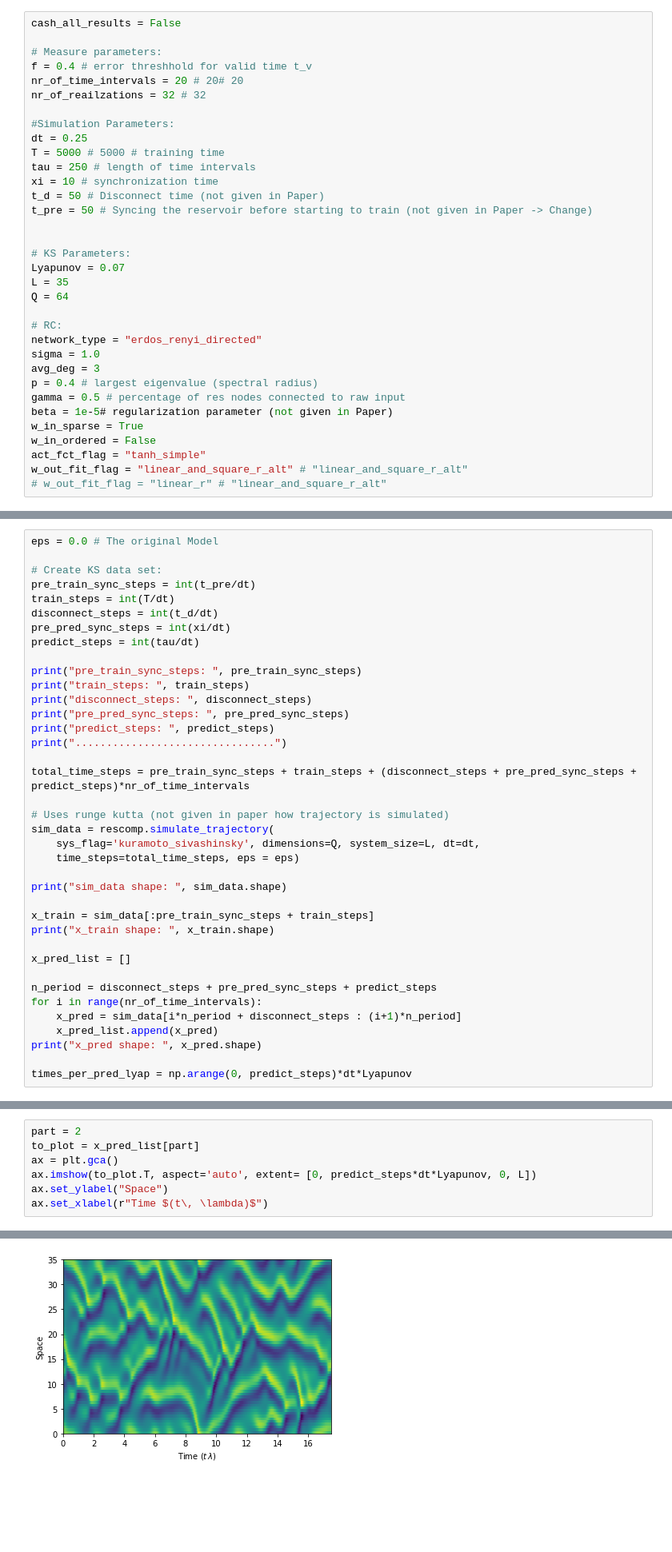
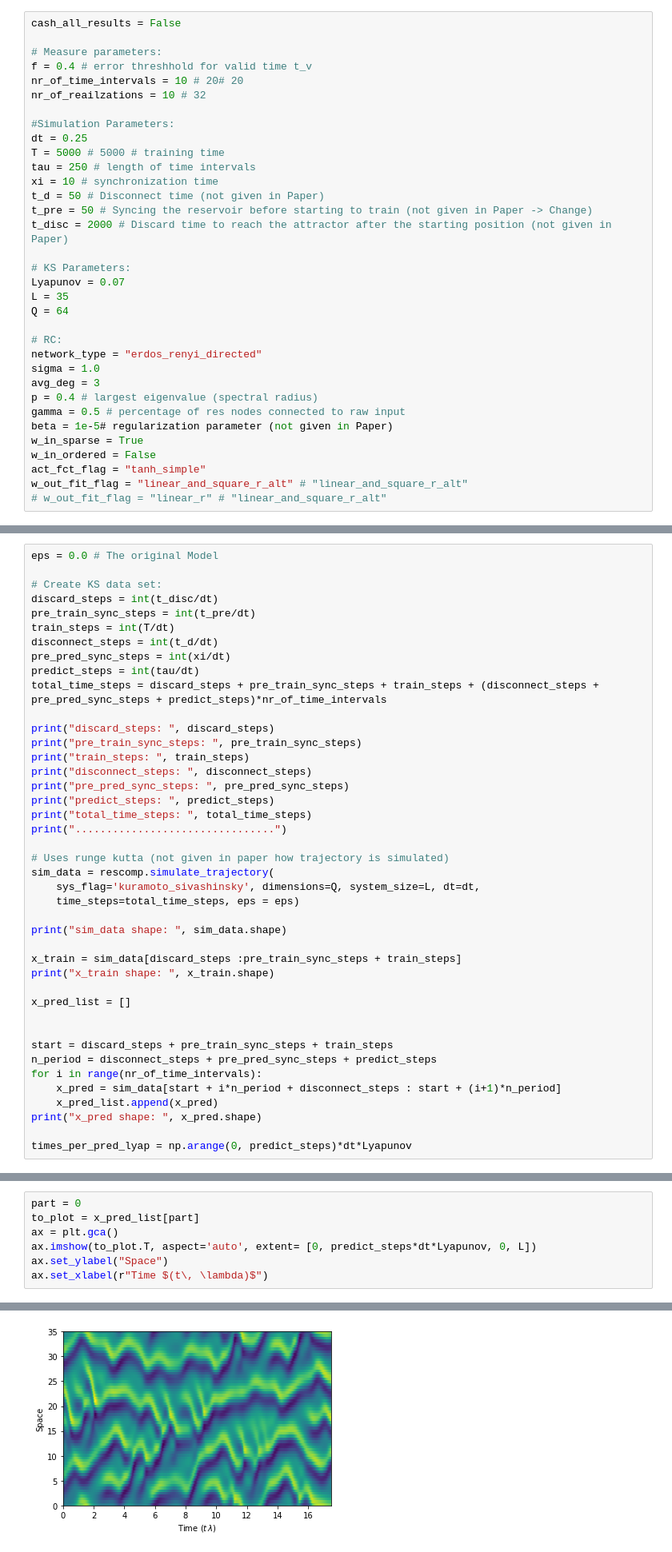
Before and after one commit to DuncDennis/rescomp, a Jupyter notebook: bin/Hybrid_RC_reproducing_plots_of_Pathek_2018_KS.ipynb, the cells around one changed output, grey strips where cells are left out. Shown: that part at 80% size. Drawn from its saved outputs; the diff is of its cells as text; blank space fills up the shorter version.

Commit message:
Update Hybrid_RC_reproducing_plots_of_Pathek_2018_KS.ipynb
Error in the KS Hybrid jupyter notebook! Wrong prediction data

```diff
--- a/bin/Hybrid_RC_reproducing_plots_of_Pathek_2018_KS.ipynb
+++ b/bin/Hybrid_RC_reproducing_plots_of_Pathek_2018_KS.ipynb
@@ -14,8 +14,8 @@ cash_all_results = False
 
 # Measure parameters:
 f = 0.4 # error threshhold for valid time t_v
-nr_of_time_intervals = 20 # 20# 20
-nr_of_reailzations = 32 # 32
+nr_of_time_intervals = 10 # 20# 20
+nr_of_reailzations = 10 # 32
 
 #Simulation Parameters:
 dt = 0.25
@@ -24,7 +24,7 @@ tau = 250 # length of time intervals
 xi = 10 # synchronization time
 t_d = 50 # Disconnect time (not given in Paper)
 t_pre = 50 # Syncing the reservoir before starting to train (not given in Paper -> Change)
-
+t_disc = 2000 # Discard time to reach the attractor after the starting position (not given in Paper)
 
 # KS Parameters:
 Lyapunov = 0.07
@@ -52,20 +52,22 @@ w_out_fit_flag = "linear_and_square_r_alt" # "linear_and_square_r_alt"
 eps = 0.0 # The original Model
 
 # Create KS data set:
+discard_steps = int(t_disc/dt)
 pre_train_sync_steps = int(t_pre/dt)
 train_steps = int(T/dt)
 disconnect_steps = int(t_d/dt)
 pre_pred_sync_steps = int(xi/dt)
 predict_steps = int(tau/dt)
+total_time_steps = discard_steps + pre_train_sync_steps + train_steps + (disconnect_steps + pre_pred_sync_steps + predict_steps)*nr_of_time_intervals
 
+print("discard_steps: ", discard_steps)
 print("pre_train_sync_steps: ", pre_train_sync_steps)
 print("train_steps: ", train_steps)
 print("disconnect_steps: ", disconnect_steps)
 print("pre_pred_sync_steps: ", pre_pred_sync_steps)
 print("predict_steps: ", predict_steps)
+print("total_time_steps: ", total_time_steps)
 print("................................")
-
-total_time_steps = pre_train_sync_steps + train_steps + (disconnect_steps + pre_pred_sync_steps + predict_steps)*nr_of_time_intervals
 
 # Uses runge kutta (not given in paper how trajectory is simulated)
 sim_data = rescomp.simulate_trajectory(
@@ -74,14 +76,16 @@ sim_data = rescomp.simulate_trajectory(
 
 print("sim_data shape: ", sim_data.shape)
 
-x_train = sim_data[:pre_train_sync_steps + train_steps]
+x_train = sim_data[discard_steps :pre_train_sync_steps + train_steps]
 print("x_train shape: ", x_train.shape)
 
 x_pred_list = []
 
+
+start = discard_steps + pre_train_sync_steps + train_steps
 n_period = disconnect_steps + pre_pred_sync_steps + predict_steps
 for i in range(nr_of_time_intervals):
-    x_pred = sim_data[i*n_period + disconnect_steps : (i+1)*n_period]
+    x_pred = sim_data[start + i*n_period + disconnect_steps : start + (i+1)*n_period]
     x_pred_list.append(x_pred)
 print("x_pred shape: ", x_pred.shape)
 
@@ -98,14 +104,14 @@ x_train shape:  (20200, 64)
 x_pred shape:  (1040, 64)
 # %%
-part = 2
+part = 0
 to_plot = x_pred_list[part]
 ax = plt.gca()
 ax.imshow(to_plot.T, aspect='auto', extent= [0, predict_steps*dt*Lyapunov, 0, L])
 ax.set_ylabel("Space")
 ax.set_xlabel(r"Time $(t\, \lambda)$")
 # %% [output]
 Text(0.5, 0, 'Time $(t\\, \\lambda)$')
-[figure, old version]
+[figure, new version]
 # %% [markdown]
 ### Functions:
 # %%
```
Also changed, not shown: parts of 4 cells of this notebook.
